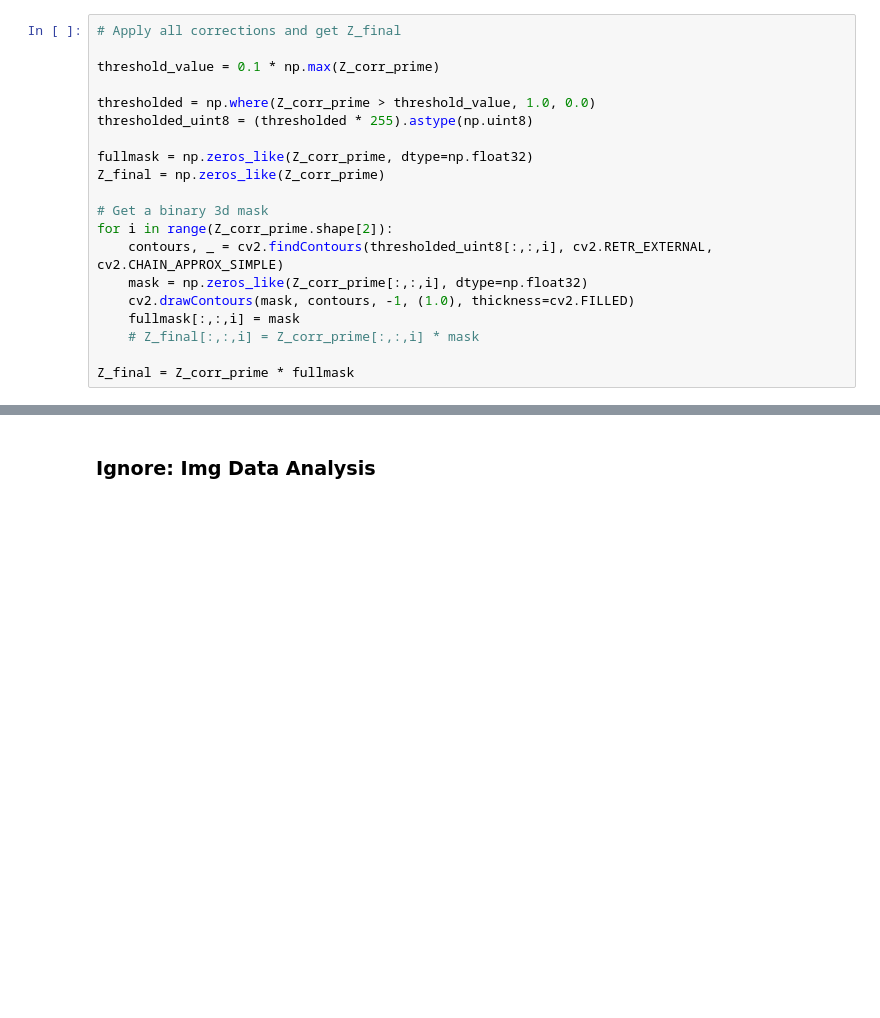
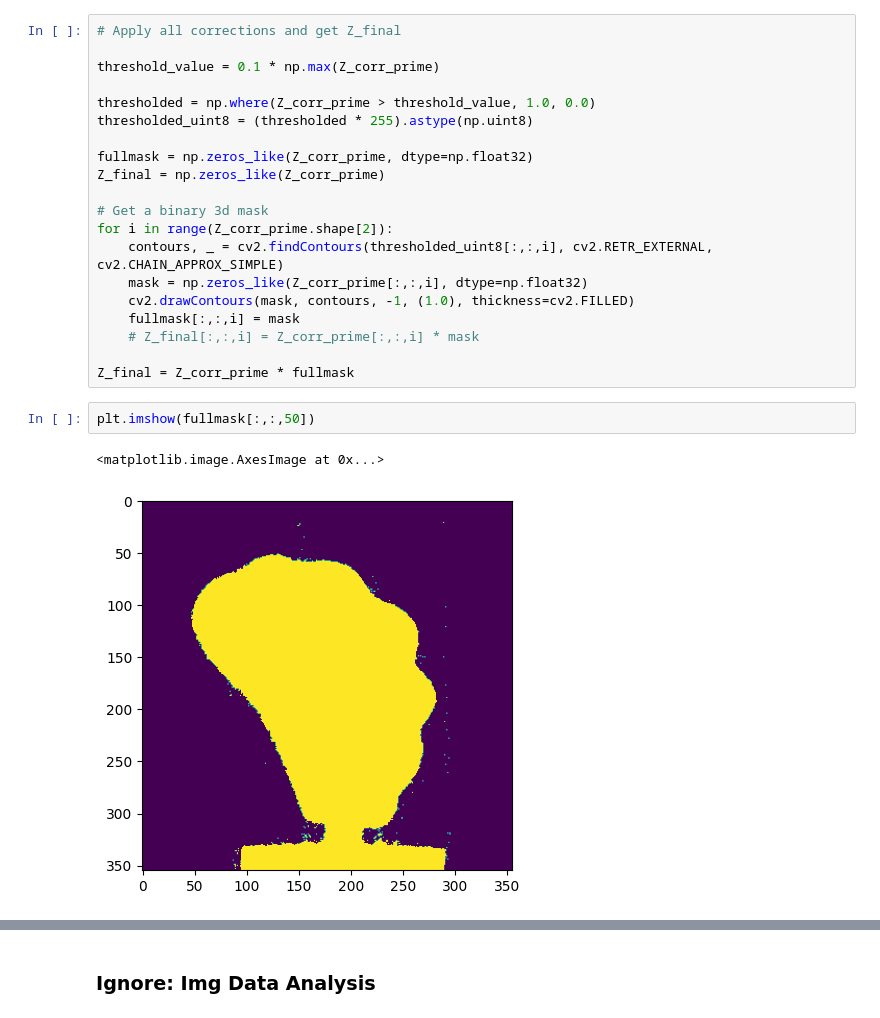
Before and after one commit to caramosparra/bachelor-thesis, a Jupyter notebook: preparation.ipynb, the cells around one changed output, grey strips where cells are left out. Cells and saved outputs as stored; diff of their text form; blank space fills up the shorter version.

```diff
--- a/preparation.ipynb
+++ b/preparation.ipynb
@@ -163,3 +163,8 @@ for i in range(Z_corr_prime.shape[2]):
     # Z_final[:,:,i] = Z_corr_prime[:,:,i] * mask
 
 Z_final = Z_corr_prime * fullmask
+# %%
+plt.imshow(fullmask[:,:,50])
+# %% [output]
+<matplotlib.image.AxesImage at 0x...>
+[figure, added]
```
Also changed, not shown: parts of 2 cells of this notebook.
